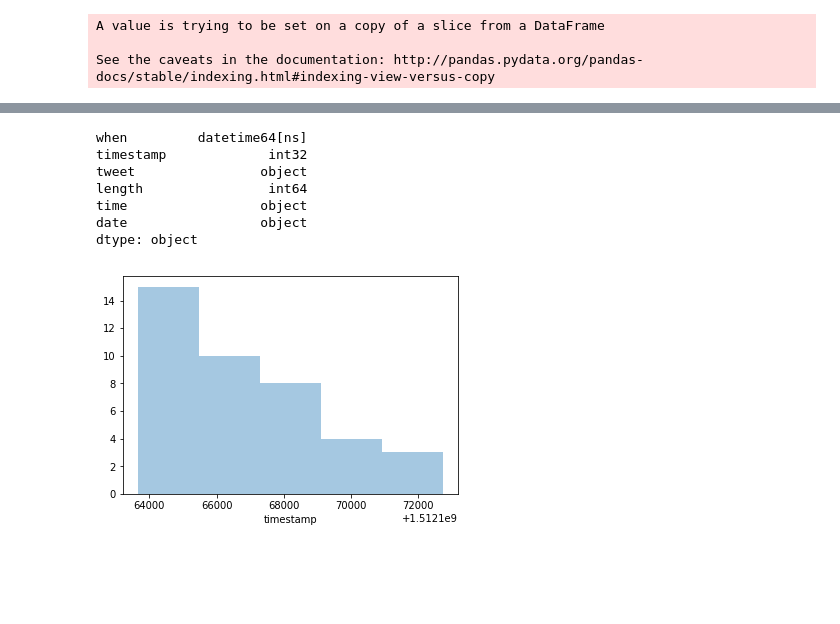
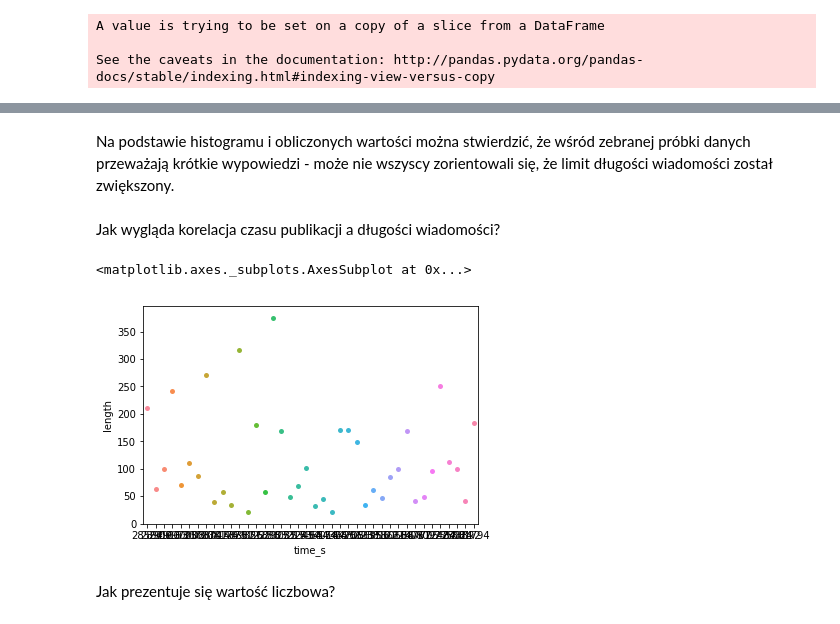
Before and after one commit to werpuc/prawdziwa_dama, a Jupyter notebook: body.ipynb, the cells around one changed output, grey strips where cells are left out. Drawn from its saved outputs; the diff is of its cells as text; code cells hidden in the pictures; blank space fills up the shorter version.

```diff
--- a/body.ipynb
+++ b/body.ipynb
@@ -77,15 +99,15 @@ sns.kdeplot(df.length, shade=True, cut = 0)
-# %%
-df.dtypes
-# %% [output]
-when         datetime64[ns]
-timestamp             int32
-tweet                object
-length                int64
-time                 object
-date                 object
-dtype: object
-# %%
-sns.distplot(df.timestamp, kde = False, rug = False);
-# %% [output]
-[figure, removed]
+# %% [markdown]
+Na podstawie histogramu i obliczonych wartości można stwierdzić, że wśród zebranej próbki danych przeważają krótkie wypowiedzi - może nie wszyscy zorientowali się, że limit długości wiadomości został zwiększony.
+# %% [markdown]
+Jak wygląda korelacja czasu publikacji a długości wiadomości?
+# %%
+xmin = int(min(df.time_s)/100)*100
+xmax = int(max(df.time_s)/100)*100+100
+x = np.arange(xmin, xmax, 1000)
+sns.swarmplot(df.time_s, df.length)
+# %% [output]
+<matplotlib.axes._subplots.AxesSubplot at 0x...>
+[figure, added]
+# %% [markdown]
+Jak prezentuje się wartość liczbowa?
 # %%
```
Also changed, not shown: parts of 24 cells of this notebook, 2 other files.
